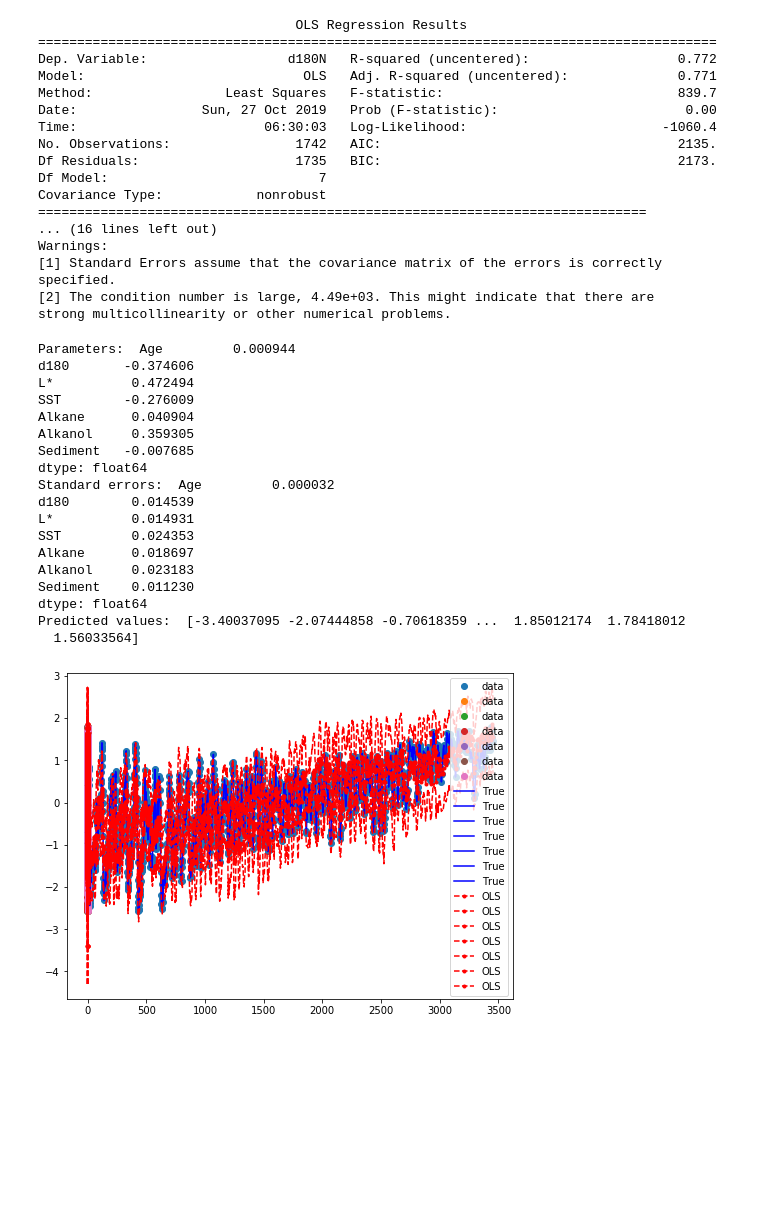
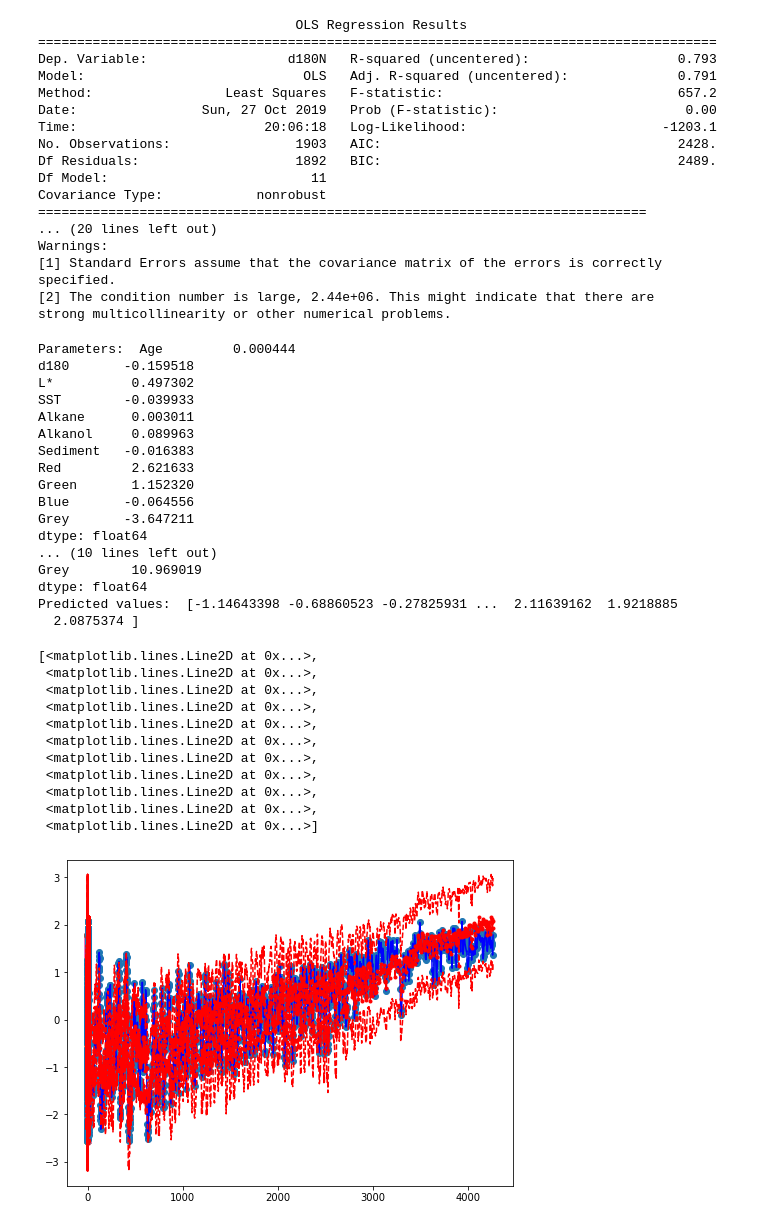
Before and after one commit to ABV-Hub/CoreSamples, a Jupyter notebook: Prediction/MLR.ipynb, the cells around one changed output. Cells and saved outputs as stored; diff of their text form; code cells hidden in the pictures; blank space fills up the shorter version.

```diff
--- a/Prediction/MLR.ipynb
+++ b/Prediction/MLR.ipynb
@@ -13,4 +13,4 @@ import statsmodels.api as sm
 # %%
 dataset1 = pd.read_csv('Final.csv')
 
-dataset1 = dataset1.dropna()
+dataset1 = dataset1.fillna(0)
@@ -29,3 +50,3 @@ dataset1.describe()
 # %%
 X = dataset1.drop(columns = ['d180N'])
-y = dataset1.drop(columns = ['Age','d180','L*','SST','Alkane','Alkanol','Sediment'])
+y = dataset1.drop(columns = ['Age','d180','L*','SST','Alkane','Alkanol','Sediment','Red','Green','Blue','Grey'])
@@ -157,55 +189,64 @@ print(res.summary())
 # %% [output]
                                  OLS Regression Results
 =======================================================================================
-Dep. Variable:                  d180N   R-squared (uncentered):                   0.772
-Model:                            OLS   Adj. R-squared (uncentered):              0.771
-Method:                 Least Squares   F-statistic:                              839.7
+Dep. Variable:                  d180N   R-squared (uncentered):                   0.793
+Model:                            OLS   Adj. R-squared (uncentered):              0.791
+Method:                 Least Squares   F-statistic:                              657.2
 Date:                Sun, 27 Oct 2019   Prob (F-statistic):                        0.00
-Time:                        06:30:03   Log-Likelihood:                         -1060.4
-No. Observations:                1742   AIC:                                      2135.
-Df Residuals:                    1735   BIC:                                      2173.
-Df Model:                           7
+Time:                        20:06:18   Log-Likelihood:                         -1203.1
+No. Observations:                1903   AIC:                                      2428.
+Df Residuals:                    1892   BIC:                                      2489.
+Df Model:                          11
 Covariance Type:            nonrobust
 ==============================================================================
-... (16 lines left out)
+... (20 lines left out)
 Warnings:
 [1] Standard Errors assume that the covariance matrix of the errors is correctly specified.
-[2] The condition number is large, 4.49e+03. This might indicate that there are
+[2] The condition number is large, 2.44e+06. This might indicate that there are
 strong multicollinearity or other numerical problems.
 # %%
 from statsmodels.sandbox.regression.predstd import wls_prediction_std
 
 print('Parameters: ', res.params)
 print('Standard errors: ', res.bse)
 print('Predicted values: ', res.predict())
 
 prstd, iv_l, iv_u = wls_prediction_std(res)
 
 fig, ax = plt.subplots(figsize=(8,6))
 
 ax.plot(X, y, 'o', label="data")
 ax.plot(X, y, 'b-', label="True")
 ax.plot(X, res.fittedvalues, 'r--.', label="OLS")
 ax.plot(X, iv_u, 'r--')
 ax.plot(X, iv_l, 'r--')
-ax.legend(loc='best');
 # %% [output]
-Parameters:  Age         0.000944
-d180       -0.374606
-L*          0.472494
-SST        -0.276009
-Alkane      0.040904
-Alkanol     0.359305
-Sediment   -0.007685
+Parameters:  Age         0.000444
+d180       -0.159518
+L*          0.497302
+SST        -0.039933
+Alkane      0.003011
+Alkanol     0.089963
+Sediment   -0.016383
+Red         2.621633
+Green       1.152320
+Blue       -0.064556
+Grey       -3.647211
 dtype: float64
-Standard errors:  Age         0.000032
-d180        0.014539
-L*          0.014931
-SST         0.024353
-Alkane      0.018697
-Alkanol     0.023183
-Sediment    0.011230
+... (10 lines left out)
+Grey        10.969019
 dtype: float64
-Predicted values:  [-3.40037095 -2.07444858 -0.70618359 ...  1.85012174  1.78418012
-  1.56033564]
+Predicted values:  [-1.14643398 -0.68860523 -0.27825931 ...  2.11639162  1.9218885
+  2.0875374 ]
+[<matplotlib.lines.Line2D at 0x...>,
+ <matplotlib.lines.Line2D at 0x...>,
+ <matplotlib.lines.Line2D at 0x...>,
+ <matplotlib.lines.Line2D at 0x...>,
+ <matplotlib.lines.Line2D at 0x...>,
+ <matplotlib.lines.Line2D at 0x...>,
+ <matplotlib.lines.Line2D at 0x...>,
+ <matplotlib.lines.Line2D at 0x...>,
+ <matplotlib.lines.Line2D at 0x...>,
+ <matplotlib.lines.Line2D at 0x...>,
+ <matplotlib.lines.Line2D at 0x...>]
-[figure, old version]
+[figure, new version]
```
Also changed, not shown: parts of 51 cells of this notebook.
